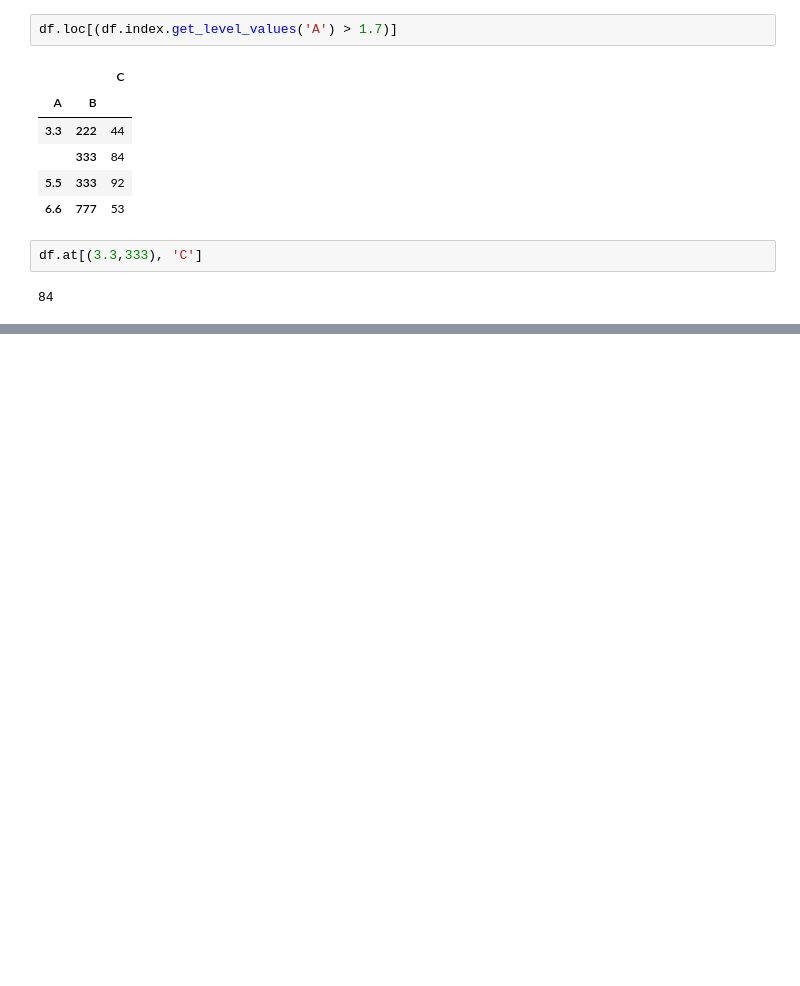
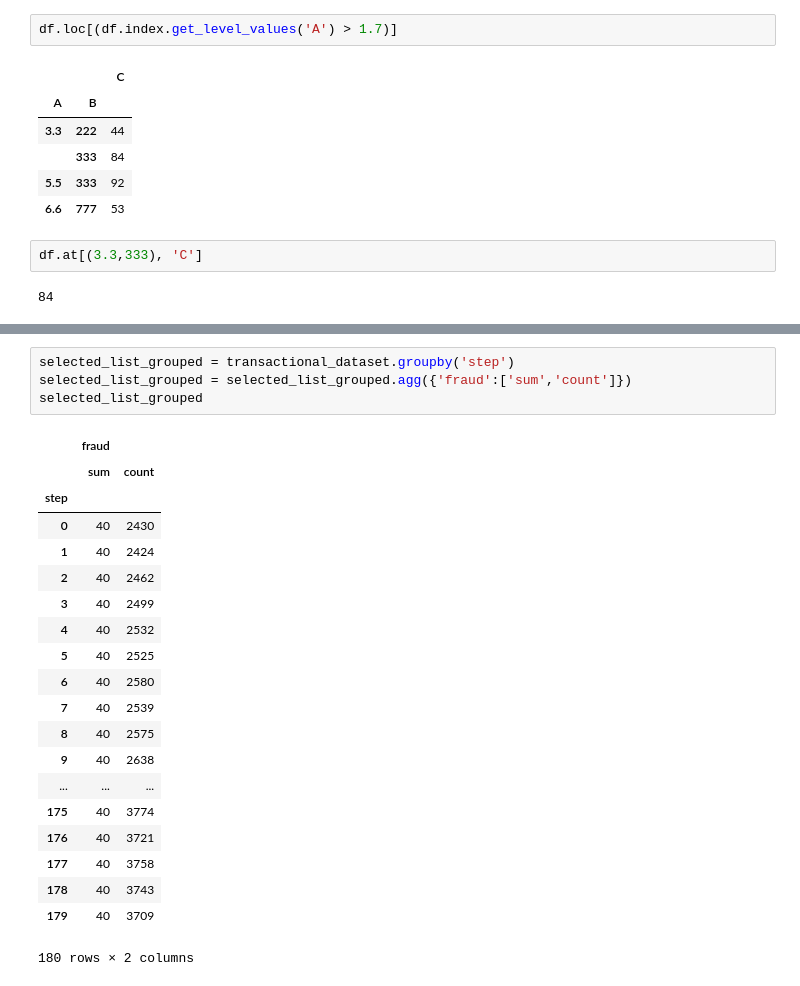
Before and after one commit to CMootz/DS-bank-app, a Jupyter notebook: notebooks/Kaggle_Bank_Data.ipynb, the cells around one changed output, grey strips where cells are left out. Drawn from its saved outputs; the diff is of its cells as text; blank space fills up the shorter version.

```diff
--- a/notebooks/Kaggle_Bank_Data.ipynb
+++ b/notebooks/Kaggle_Bank_Data.ipynb
@@ -347,3 +345,28 @@ df.at[(3.3,333), 'C']
 plot = table.T.plot.pie(subplots=True, figsize=(500,100))
 # %% [output]
 [figure]
+# %%
+selected_list_grouped = transactional_dataset.groupby('step')
+selected_list_grouped = selected_list_grouped.agg({'fraud':['sum','count']})
+selected_list_grouped
+# %% [output]
+|  | fraud |  |
+|  | sum | count |
+| step |  |  |
+| 0 | 40 | 2430 |
+| 1 | 40 | 2424 |
+| 2 | 40 | 2462 |
+| 3 | 40 | 2499 |
+| 4 | 40 | 2532 |
+| 5 | 40 | 2525 |
+| 6 | 40 | 2580 |
+| 7 | 40 | 2539 |
+| 8 | 40 | 2575 |
+| 9 | 40 | 2638 |
+| ... | ... | ... |
+| 175 | 40 | 3774 |
+| 176 | 40 | 3721 |
+| 177 | 40 | 3758 |
+| 178 | 40 | 3743 |
+| 179 | 40 | 3709 |
+180 rows × 2 columns
```
Also changed, not shown: parts of 11 cells of this notebook, 1 other file.
